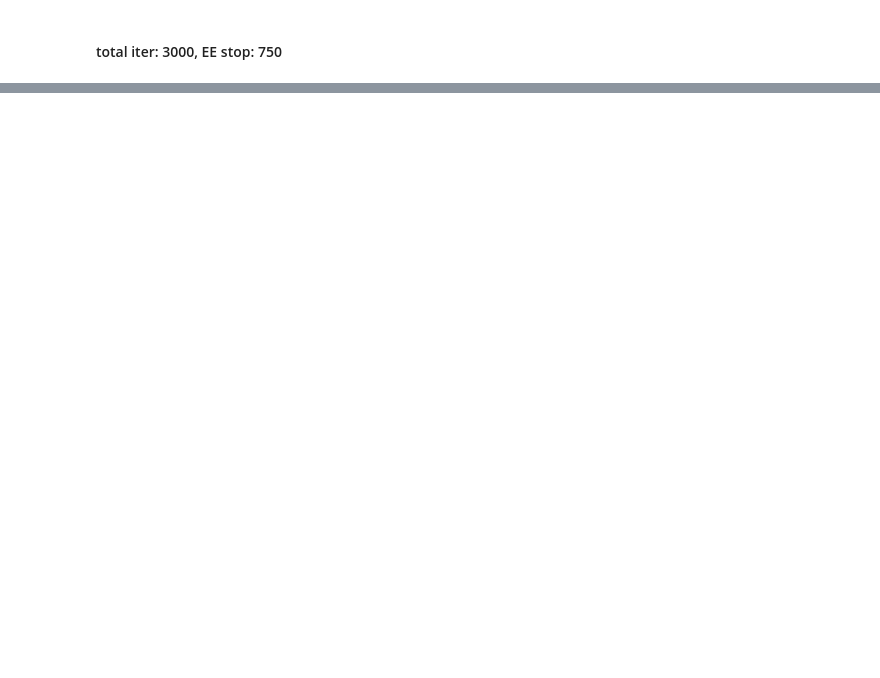
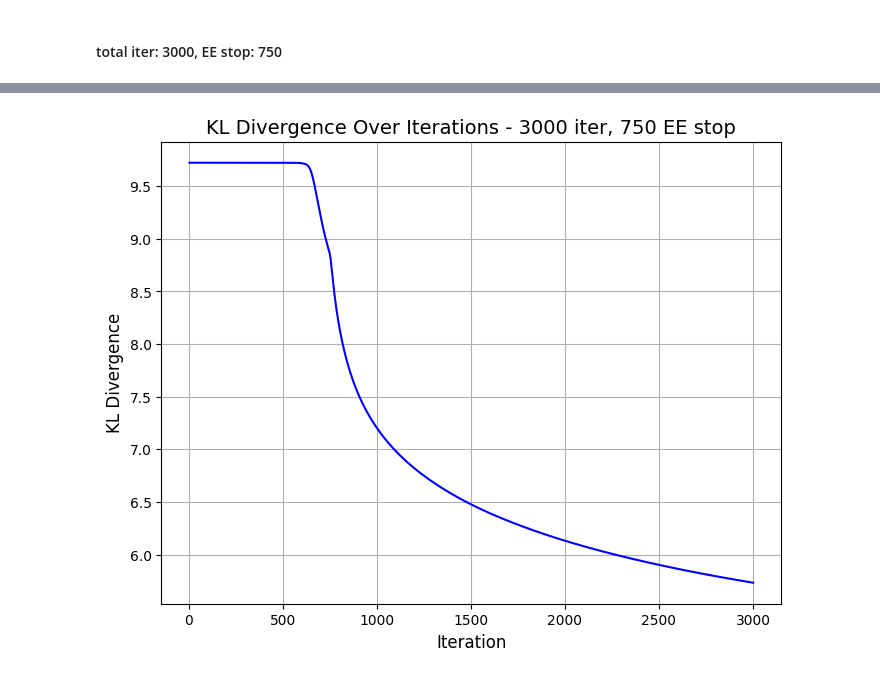
Before and after one commit to giSolve/thesis, a Jupyter notebook: code/replicating_opt-SNE.ipynb, the cells around one changed output, grey strips where cells are left out. Cells and saved outputs as stored; diff of their text form; code cells hidden in the pictures; blank space fills up the shorter version.

```diff
--- a/code/replicating_opt-SNE.ipynb
+++ b/code/replicating_opt-SNE.ipynb
@@ -289,12 +318,14 @@ plt.show()
 # %%
 adjusted_divergences = [(iterations + 750, errors) for (iterations, errors) in kld_tracker_embed2.kl_divergences]
 iterations, errors = zip(*(kld_tracker_EE2.kl_divergences + adjusted_divergences))
 
 # Plot KL Divergences
 plt.figure(figsize=(8, 6))
-plt.plot(iterations, errors, marker='o', linestyle='-', color='b')
+plt.plot(iterations, errors, linestyle='-', color='b')
 plt.title("KL Divergence Over Iterations - 3000 iter, 750 EE stop", fontsize=14)
 plt.xlabel("Iteration", fontsize=12)
 plt.ylabel("KL Divergence", fontsize=12)
 plt.grid(True)
 plt.show()
+# %% [output]
+[figure, added]
```
Also changed, not shown: parts of 10 cells of this notebook, 7 other files.
